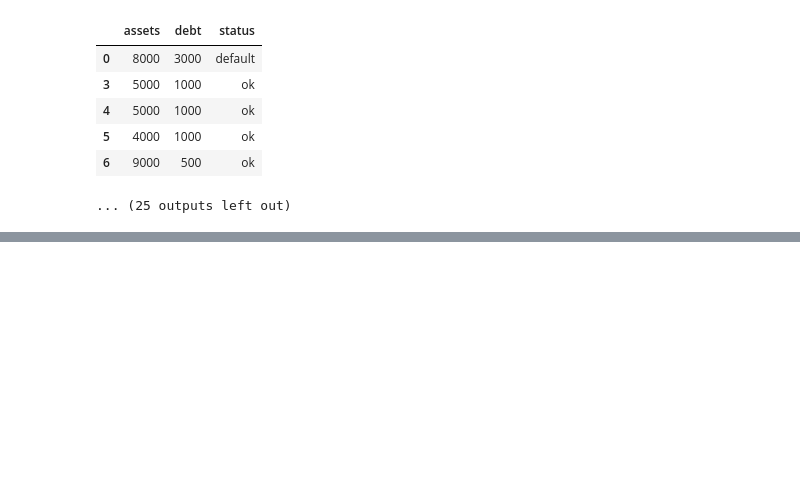
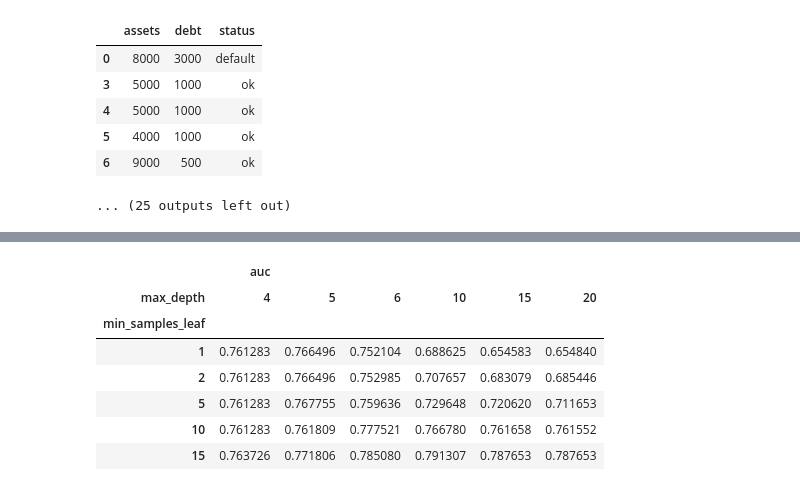
Before and after one commit to TonFak/ML-zoomcmp-Homework, a Jupyter notebook: 06-trees/06-trees.ipynb, the cells around one changed output, grey strips where cells are left out. Saved outputs shown, nothing was run; the diff lists cells and outputs as text; code cells hidden in the pictures; blank space fills up the shorter version.

```diff
--- a/06-trees/06-trees.ipynb
+++ b/06-trees/06-trees.ipynb
@@ -380,0 +427,13 @@ Name: proportion, dtype: float64
+# %%
+df_scores_pivot = df_scores.pivot(index='min_samples_leaf', columns=['max_depth'],
+                values = ['auc'] )
+df_scores_pivot.head()
+# %% [output]
+|  | auc |  |  |  |  |  |
+| max_depth | 4 | 5 | 6 | 10 | 15 | 20 |
+| min_samples_leaf |  |  |  |  |  |  |
+| 1 | 0.761283 | 0.766496 | 0.752104 | 0.688625 | 0.654583 | 0.654840 |
+| 2 | 0.761283 | 0.766496 | 0.752985 | 0.707657 | 0.683079 | 0.685446 |
+| 5 | 0.761283 | 0.767755 | 0.759636 | 0.729648 | 0.720620 | 0.711653 |
+| 10 | 0.761283 | 0.761809 | 0.777521 | 0.766780 | 0.761658 | 0.761552 |
+| 15 | 0.763726 | 0.771806 | 0.785080 | 0.791307 | 0.787653 | 0.787653 |
```
Also changed, not shown: parts of 10 cells of this notebook.
